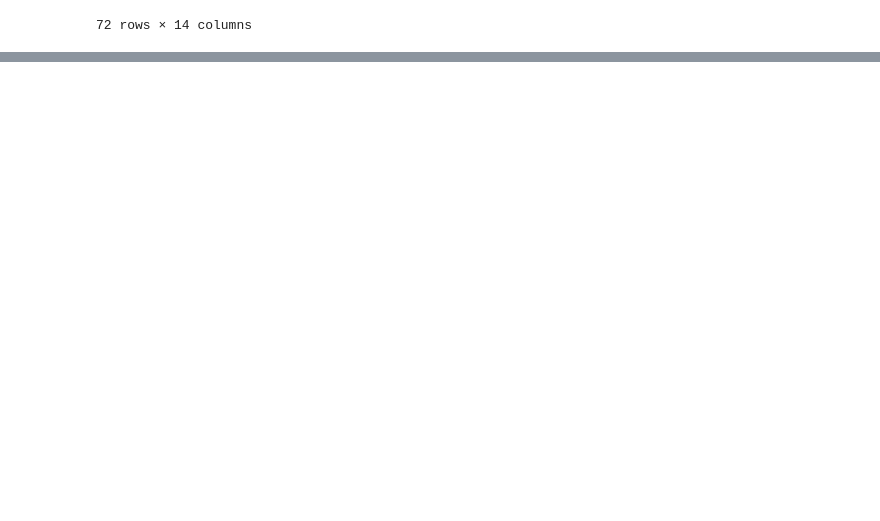
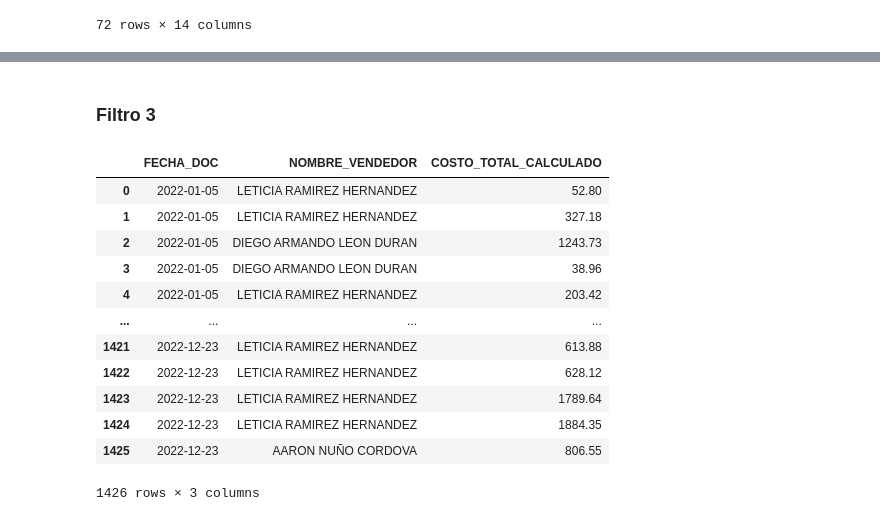
Before and after one commit to Christopher-V36/Extraccion-de-Datos, a Jupyter notebook: Actividad 2.1 (Extracción de Datos)/extraccion_2_1.ipynb, the cells around one changed output, grey strips where cells are left out. Drawn from its saved outputs; the diff is of its cells as text; code cells hidden in the pictures; blank space fills up the shorter version.

Commit message:
Filtros 2 - 5

```diff
--- a/Actividad 2.1 (Extracción de Datos)/extraccion_2_1.ipynb
+++ b/Actividad 2.1 (Extracción de Datos)/extraccion_2_1.ipynb
@@ -71,0 +89,21 @@ filtro1
+# %% [markdown]
+### Filtro 3
+# %%
+#Filtro por columnas
+#filtro3 = df.iloc[: , 1:3]        #columnas consecutivas
+filtro3 = df.iloc[: , [1, 2, 11]]   #columnas no consecutivas
+filtro3
+# %% [output]
+|  | FECHA_DOC | NOMBRE_VENDEDOR | COSTO_TOTAL_CALCULADO |
+| 0 | 2022-01-05 | LETICIA RAMIREZ HERNANDEZ | 52.80 |
+| 1 | 2022-01-05 | LETICIA RAMIREZ HERNANDEZ | 327.18 |
+| 2 | 2022-01-05 | DIEGO ARMANDO LEON DURAN | 1243.73 |
+| 3 | 2022-01-05 | DIEGO ARMANDO LEON DURAN | 38.96 |
+| 4 | 2022-01-05 | LETICIA RAMIREZ HERNANDEZ | 203.42 |
+| ... | ... | ... | ... |
+| 1421 | 2022-12-23 | LETICIA RAMIREZ HERNANDEZ | 613.88 |
+| 1422 | 2022-12-23 | LETICIA RAMIREZ HERNANDEZ | 628.12 |
+| 1423 | 2022-12-23 | LETICIA RAMIREZ HERNANDEZ | 1789.64 |
+| 1424 | 2022-12-23 | LETICIA RAMIREZ HERNANDEZ | 1884.35 |
+| 1425 | 2022-12-23 | AARON NUÑO CORDOVA | 806.55 |
+1426 rows × 3 columns
```
Also changed, not shown: parts of 11 cells of this notebook.
